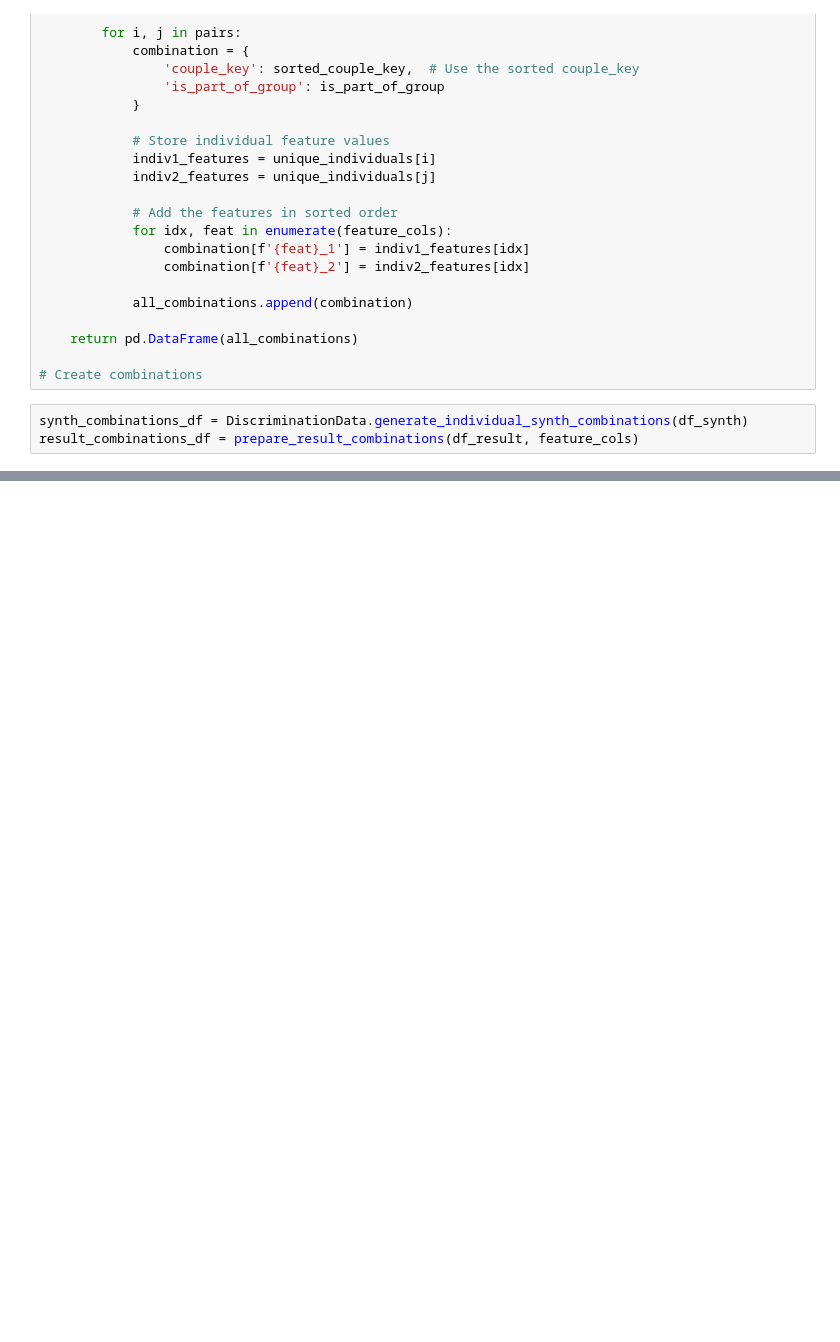
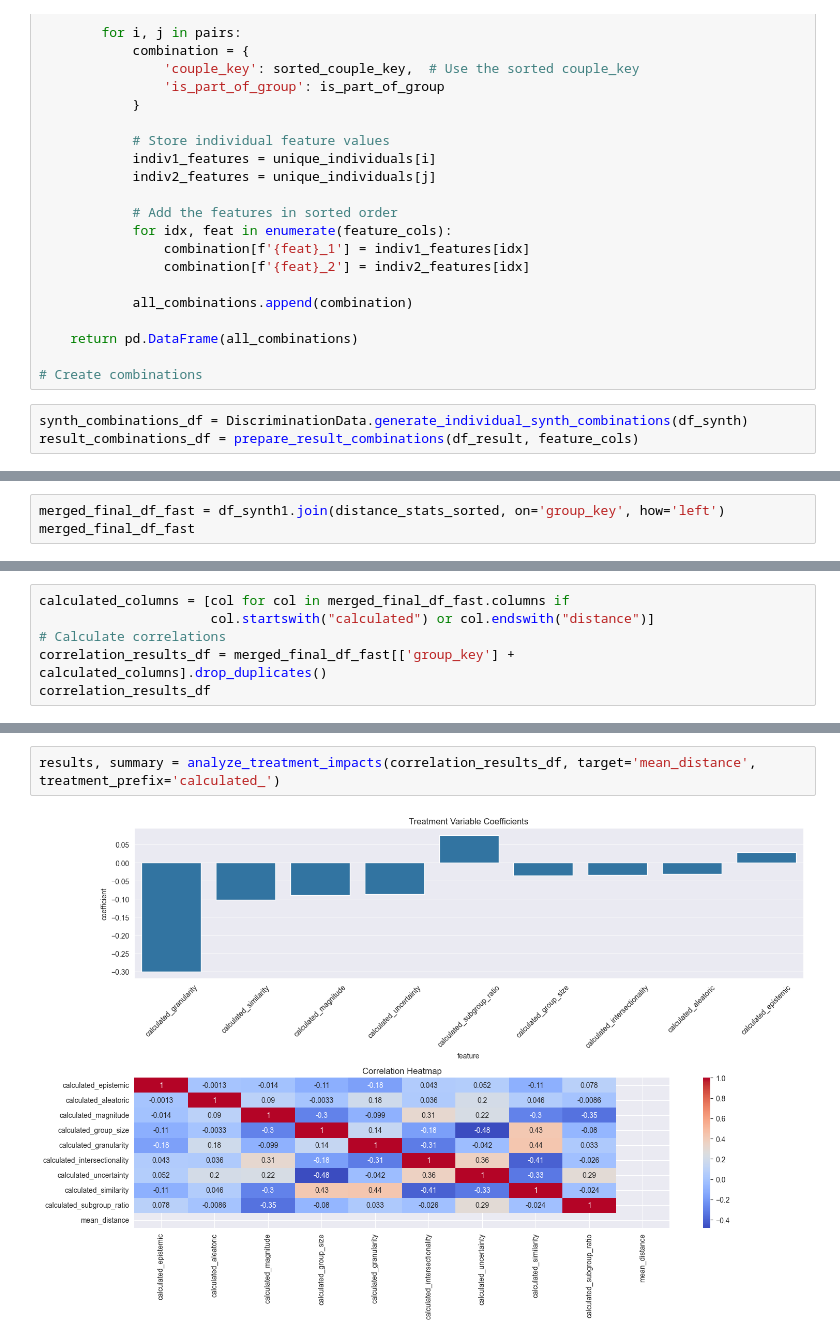
Before and after one commit to Vaunorage/ClearBias, a Jupyter notebook: experiments/analyse_exp4_diff_found.ipynb, the cells around one changed output, grey strips where cells are left out. Drawn from its saved outputs; the diff is of its cells as text; blank space fills up the shorter version.

```diff
--- a/experiments/analyse_exp4_diff_found.ipynb
+++ b/experiments/analyse_exp4_diff_found.ipynb
@@ -333,0 +316,3 @@ plt.show()
+# %%
+merged_final_df_fast = df_synth1.join(distance_stats_sorted, on='group_key', how='left')
+merged_final_df_fast
@@ -333,0 +333,6 @@ plt.show()
+# %%
+calculated_columns = [col for col in merged_final_df_fast.columns if
+                      col.startswith("calculated") or col.endswith("distance")]
+# Calculate correlations
+correlation_results_df = merged_final_df_fast[['group_key'] + calculated_columns].drop_duplicates()
+correlation_results_df
@@ -397,0 +594,4 @@ plt.show()
+# %%
+results, summary = analyze_treatment_impacts(correlation_results_df, target='mean_distance', treatment_prefix='calculated_')
+# %% [output]
+[figure, added]
```
Also changed, not shown: parts of 17 cells of this notebook, 10 other files.
